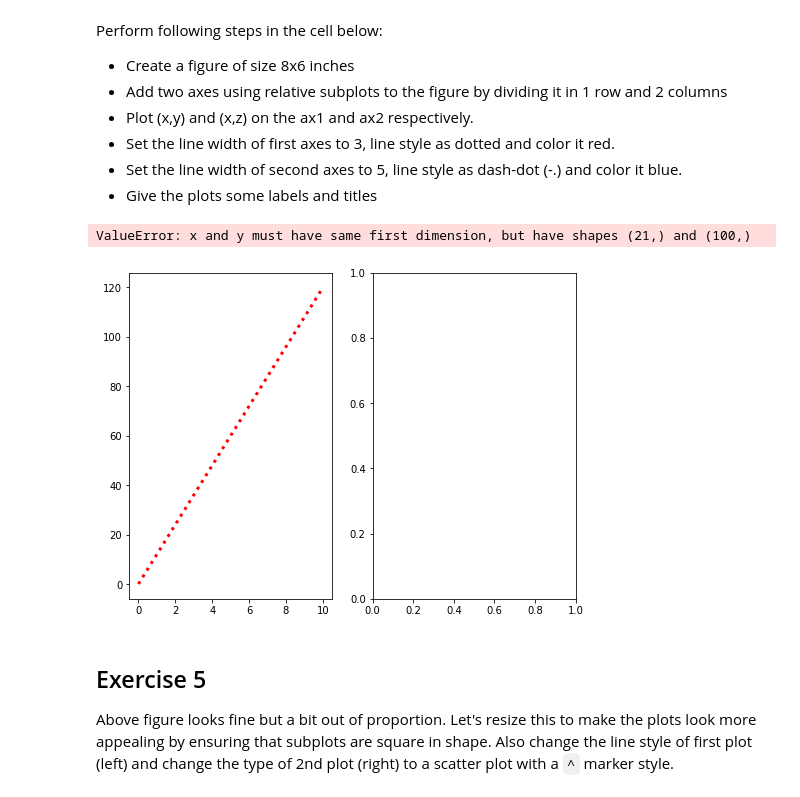
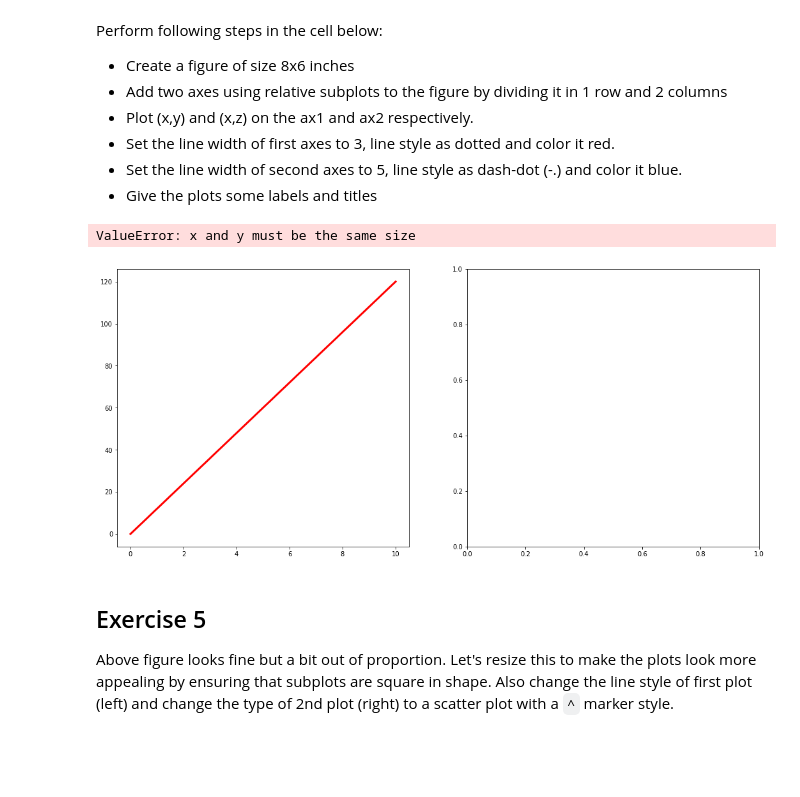
Before and after one commit to TimMango/dsc-more-practice-with-matplotlib-lab-dc-ds-career-042219, a Jupyter notebook: index.ipynb, the cells around one changed output. Saved outputs shown, nothing was run; the diff lists cells and outputs as text; code cells hidden in the pictures; blank space fills up the shorter version.

```diff
--- a/index.ipynb
+++ b/index.ipynb
@@ -134,26 +134,26 @@ Perform following steps in the cell below:
 * Set the line width of second axes to 5, line style as dash-dot (-.) and color it blue.
 * Give the plots some labels and titles
 # %%
-new_figure = plt.figure(figsize=(8,6))
+new_figure = plt.figure(figsize=(18,8))
 
 ax = new_figure.add_subplot(121)
 ax2 = new_figure.add_subplot(122)
 
-ax.plot(x, y, color='red', linewidth=3, linestyle = ':')
-ax2.plot(x, z, color='blue', linewidth=5, linestyle = '-.')
+ax.plot(x, y, color='red', linewidth=3, linestyle = '-')
+ax2.scatter(x, z, color='blue',  marker='^')
 
 ax.set_xlabel('variable - x')
 ax.set_ylabel('variable - y')
 ax.set_title ('Left Plot')
 
 ax2.set_xlabel('variable - x')
 ax2.set_ylabel('variable - z')
 ax2.set_title ('Right Plot')
 
 plt.show()
 # %% [output]
-ValueError: x and y must have same first dimension, but have shapes (21,) and (100,)
+ValueError: x and y must be the same size
-[figure, old version]
+[figure, new version]
 # %% [markdown]
 ## Exercise 5
 
```
